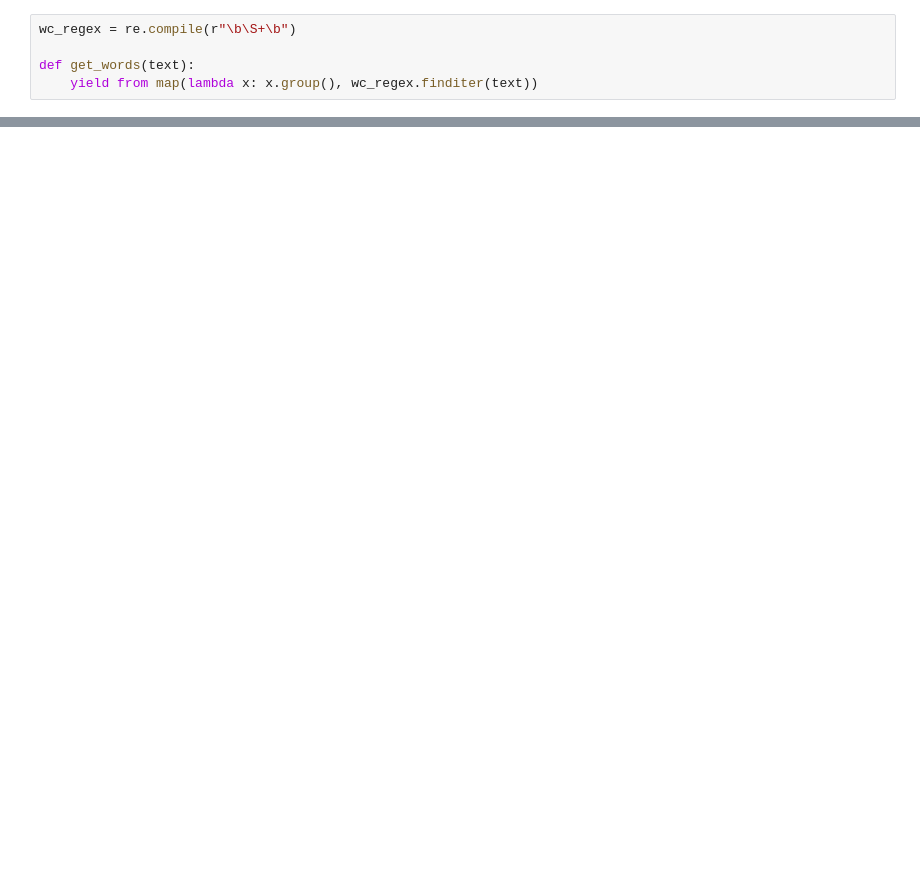
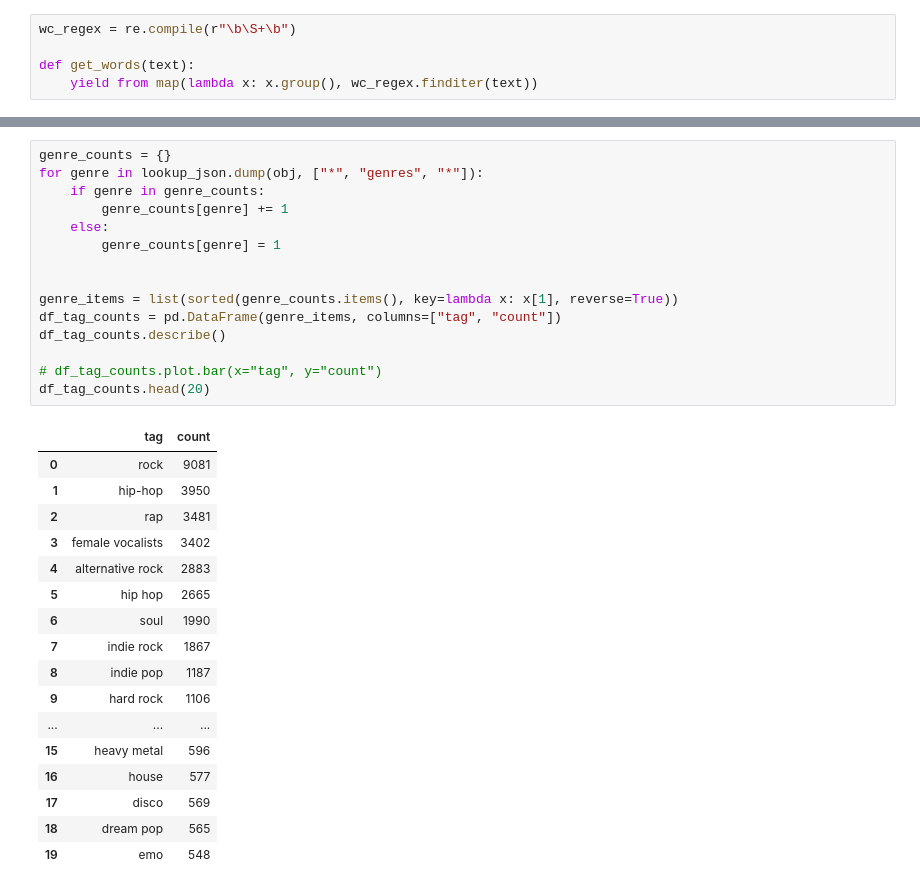
Before and after one commit to gwealm/VerseVault, a Jupyter notebook: characterization/characterization.ipynb, the cells around one changed output, grey strips where cells are left out. Saved outputs shown, nothing was run; the diff lists cells and outputs as text; blank space fills up the shorter version.

```diff
--- a/characterization/characterization.ipynb
+++ b/characterization/characterization.ipynb
@@ -105,0 +117,33 @@ for lyrics in lookup_json.dump(obj, ["*", "lyrics"]):
+# %%
+genre_counts = {}
+for genre in lookup_json.dump(obj, ["*", "genres", "*"]):
+    if genre in genre_counts:
+        genre_counts[genre] += 1
+    else:
+        genre_counts[genre] = 1
+
+
+genre_items = list(sorted(genre_counts.items(), key=lambda x: x[1], reverse=True))
+df_tag_counts = pd.DataFrame(genre_items, columns=["tag", "count"])
+df_tag_counts.describe()
+
+# df_tag_counts.plot.bar(x="tag", y="count")
+df_tag_counts.head(20)
+# %% [output]
+|  | tag | count |
+| 0 | rock | 9081 |
+| 1 | hip-hop | 3950 |
+| 2 | rap | 3481 |
+| 3 | female vocalists | 3402 |
+| 4 | alternative rock | 2883 |
+| 5 | hip hop | 2665 |
+| 6 | soul | 1990 |
+| 7 | indie rock | 1867 |
+| 8 | indie pop | 1187 |
+| 9 | hard rock | 1106 |
+| ... | ... | ... |
+| 15 | heavy metal | 596 |
+| 16 | house | 577 |
+| 17 | disco | 569 |
+| 18 | dream pop | 565 |
+| 19 | emo | 548 |
```
Also changed, not shown: parts of 5 cells of this notebook, 3 other files.
